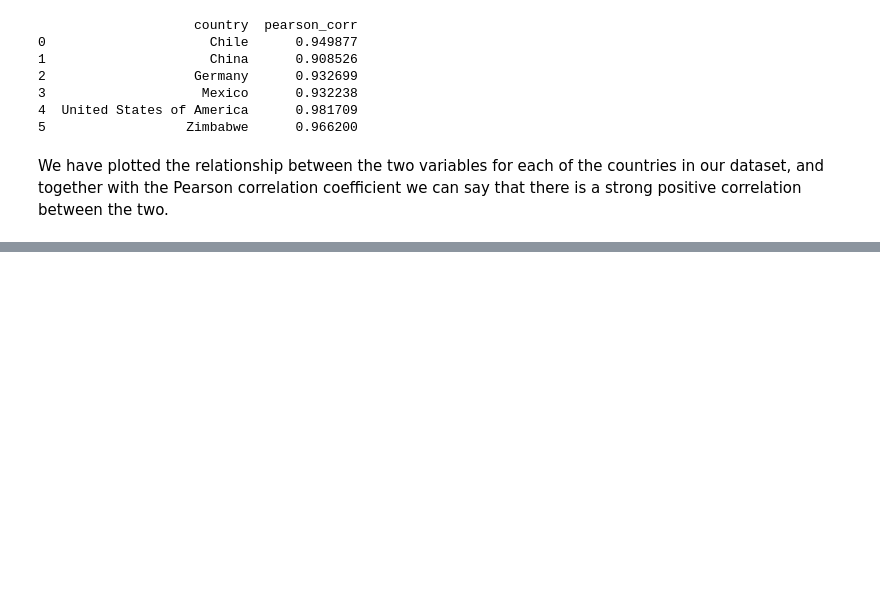
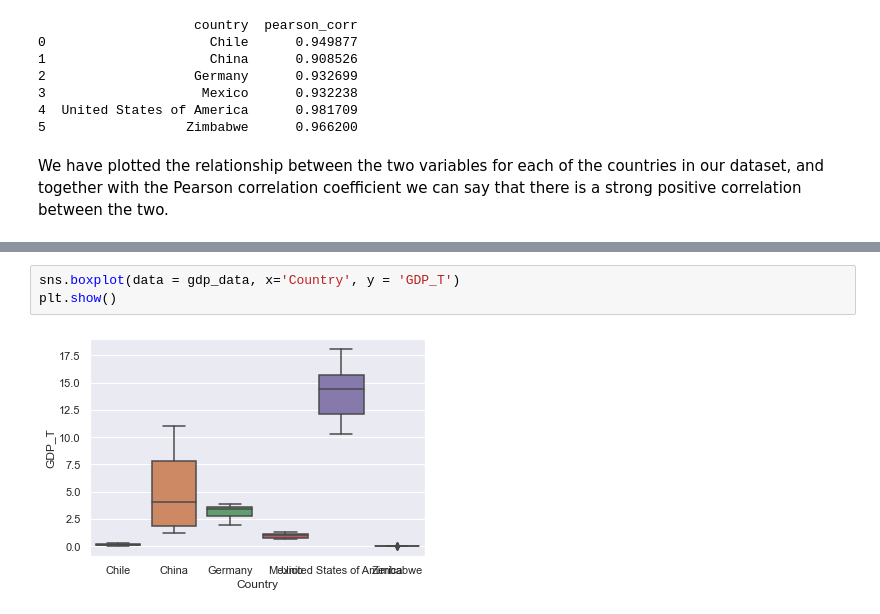
Before and after one commit to tiramisubunny/life_expectancy_gdp_group_project, a Jupyter notebook: life_expectancy_gdp.ipynb, the cells around one changed output, grey strips where cells are left out. Saved outputs shown, nothing was run; the diff lists cells and outputs as text; blank space fills up the shorter version.

```diff
--- a/life_expectancy_gdp.ipynb
+++ b/life_expectancy_gdp.ipynb
@@ -219,0 +240,5 @@ We have plotted the relationship between the two variables for each of the count
+# %%
+sns.boxplot(data = gdp_data, x='Country', y = 'GDP_T')
+plt.show()
+# %% [output]
+[figure, added]
```
Also changed, not shown: parts of 5 cells of this notebook.
